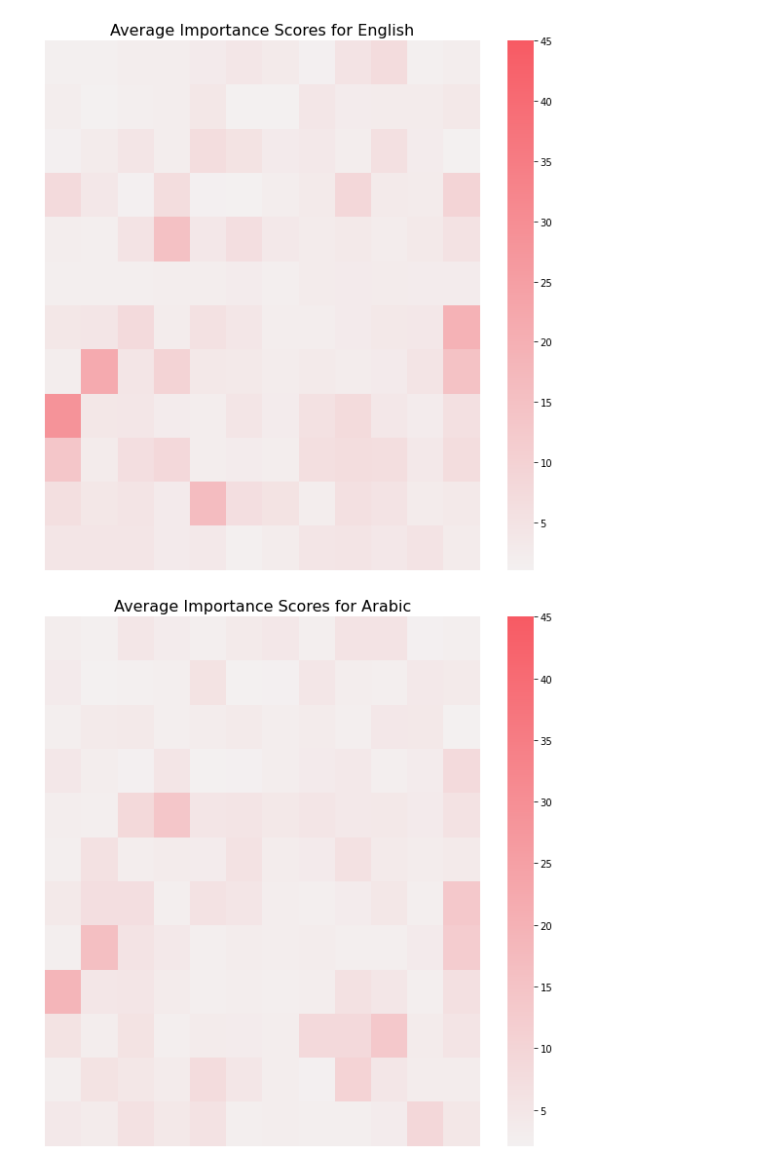
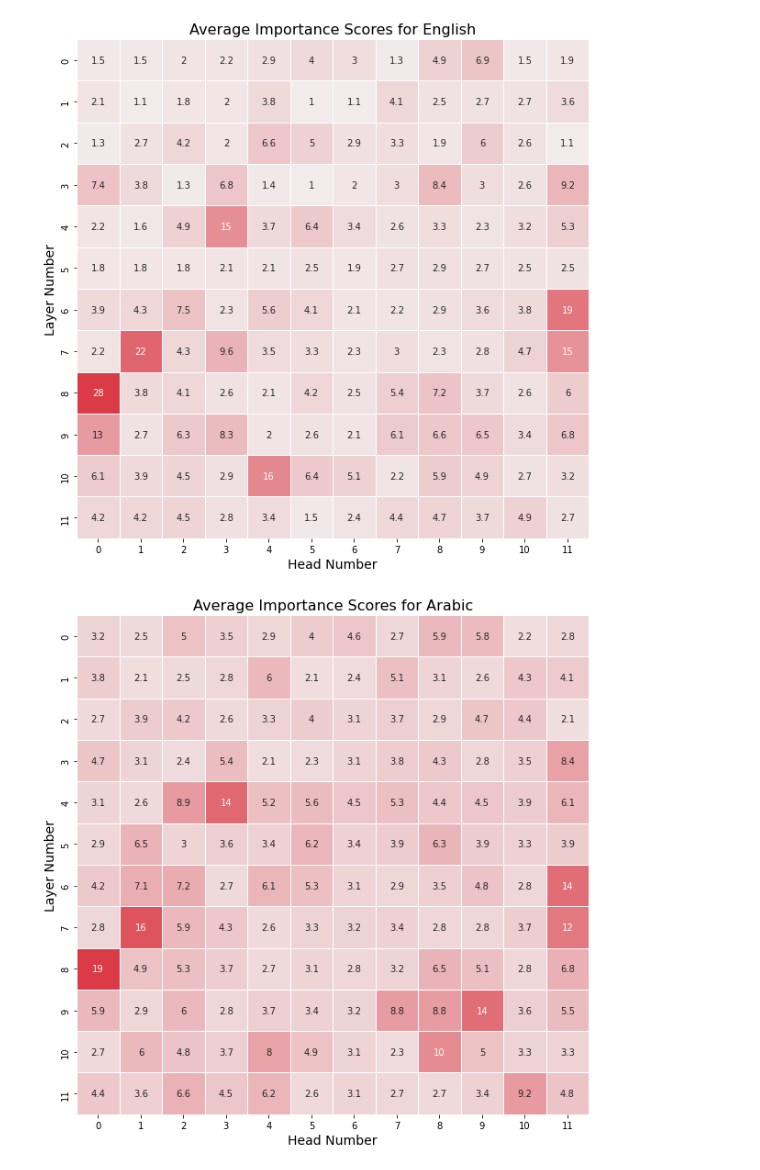
Before and after one commit to tijmenvanetten/Cross-Lingual-Subnetwork-Analysis, a Jupyter notebook: notebooks/head_mask_analysis.ipynb, the cells around one changed output. Saved outputs shown, nothing was run; the diff lists cells and outputs as text; code cells hidden in the pictures.

```diff
--- a/notebooks/head_mask_analysis.ipynb
+++ b/notebooks/head_mask_analysis.ipynb
@@ -37,10 +37,11 @@ def plot_masks(language, figure_size=(10, 10)):
     cmap = sns.light_palette((10, 90, 60), input="husl", as_cmap=True)
 
     # Plot the summed mask with darker colors indicating a higher number of votes
-    sns.heatmap(sum_mask, cmap=cmap, ax=ax, cbar=True)
-    ax.set_title(f'Summed Masks for {language_names[language]}', fontsize=16)
-    plt.axis('off')  # hide the axis
-
+    sns.heatmap(sum_mask, cmap=cmap, ax=ax, cbar=True, annot=True, linewidths=0.5)
+    ax.set_title(f'Mask votes for {language_names[language]}', fontsize=16)
+    ax.set_xlabel("Head Number", fontsize=14)
+    ax.set_ylabel("Layer Number", fontsize=14)
+    ax.collections[0].colorbar.remove()
     # Save the figure in a high-quality format
     plt.savefig(f'mask_figures/sum_mask_{language}.pdf', bbox_inches='tight', dpi=300)
 
@@ -54,9 +55,14 @@ def plot_masks(language, figure_size=(10, 10)):
     fig, ax = plt.subplots(figsize=figure_size)
 
     # Plot the combined mask
-    sns.heatmap(combined_mask, cmap=cmap, ax=ax, cbar=True)
-    ax.set_title(f'Combined Masks for {language_names[language]}', fontsize=16)
-    plt.axis('off')  # hide the axis
+    sns.heatmap(combined_mask, cmap=cmap, ax=ax, cbar=True, linewidths=0.5)
+    ax.set_title(f'Stable mask for {language_names[language]}', fontsize=16)
+    ax.set_xlabel("Head Number", fontsize=14)
+    ax.set_ylabel("Layer Number", fontsize=14)
+    # plt.axis('off')  # hide the axis
+
+    ax.collections[0].colorbar.remove()
+
 
     # Save the figure in a high-quality format
     plt.savefig(f'mask_figures/combined_mask_{language}.pdf', bbox_inches='tight', dpi=300)
@@ -83,34 +89,45 @@ for language in languages:
 ... (10 outputs left out)
 # %%
-def plot_importance_scores(language, figure_size=(10, 10)):
+def plot_importance_scores(language, directory=f"{masks_path}/importance_scores/", figure_size=(10, 10), vmax=45):
     # Load the importance scores for the given language and seeds
-    importance_scores_1 = np.load(f"{masks_path}/importance_scores/importance_scores_{language}_1.npy")
-    importance_scores_2 = np.load(f"{masks_path}/importance_scores/importance_scores_{language}_2.npy")
-    importance_scores_3 = np.load(f"{masks_path}/importance_scores/importance_scores_{language}_3.npy")
+    importance_scores_1 = np.load(f"{directory}/importance_scores_{language}_1.npy")
+    importance_scores_2 = np.load(f"{directory}/importance_scores_{language}_2.npy")
+    importance_scores_3 = np.load(f"{directory}/importance_scores_{language}_3.npy")
 
     # Average the importance scores
     average_importance_scores = (importance_scores_1 + importance_scores_2 + importance_scores_3) / 3
 
-    # Create a figure with the defined size
+    # Set up a figure with a larger size
     fig, ax = plt.subplots(figsize=figure_size)
 
     # Define the colormap
-    cmap = sns.light_palette((10, 90, 60), input="husl", as_cmap=True)
+    cmap = sns.diverging_palette(220, 10, sep=1, as_cmap=True)
 
     # Plot the average importance scores using seaborn's heatmap function
-    sns.heatmap(average_importance_scores, cmap=cmap, ax=ax, cbar=True, vmax = 45)
+    sns.heatmap(average_importance_scores,
+                annot=True,
+                cmap=cmap,
+                ax=ax,
+                cbar=False,
+                center=0,
+                # vmax=vmax, quick explanation: here we don't want a global maximum because for pruning we want to prune the heads with the lowest scores relative to their own importance scores
+                linewidths=0.5
+    )
+
+    # Set title and labels
     ax.set_title(f'Average Importance Scores for {language_names[language]}', fontsize=16)
-    plt.axis('off')  # hide the axis
+    ax.set_xlabel("Head Number", fontsize=14)
+    ax.set_ylabel("Layer Number", fontsize=14)
 
     # Save the figure in a high-quality format
     plt.savefig(f'mask_figures/importance_scores_{language}.pdf', bbox_inches='tight', dpi=300)
 
     # Show the figure
     plt.show()
 
 # Use the function for language in ar, en, fy, he, hi, nl
 for language in languages:
     plot_importance_scores(language)
 # %% [output]
-[figure, old version]
+[figure, new version]
-[figure, old version]
+[figure, new version]
```
Also changed, not shown: parts of 3 cells of this notebook, 44 other files.
